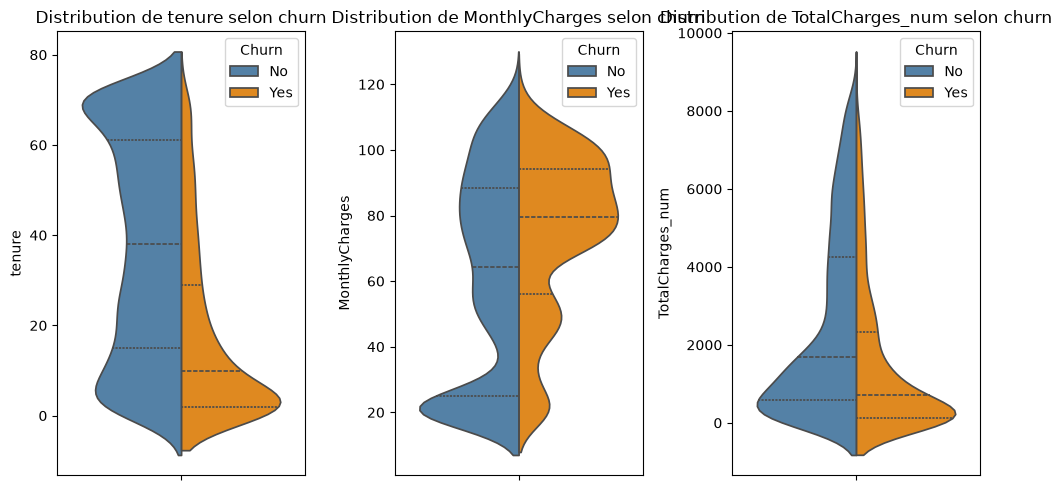
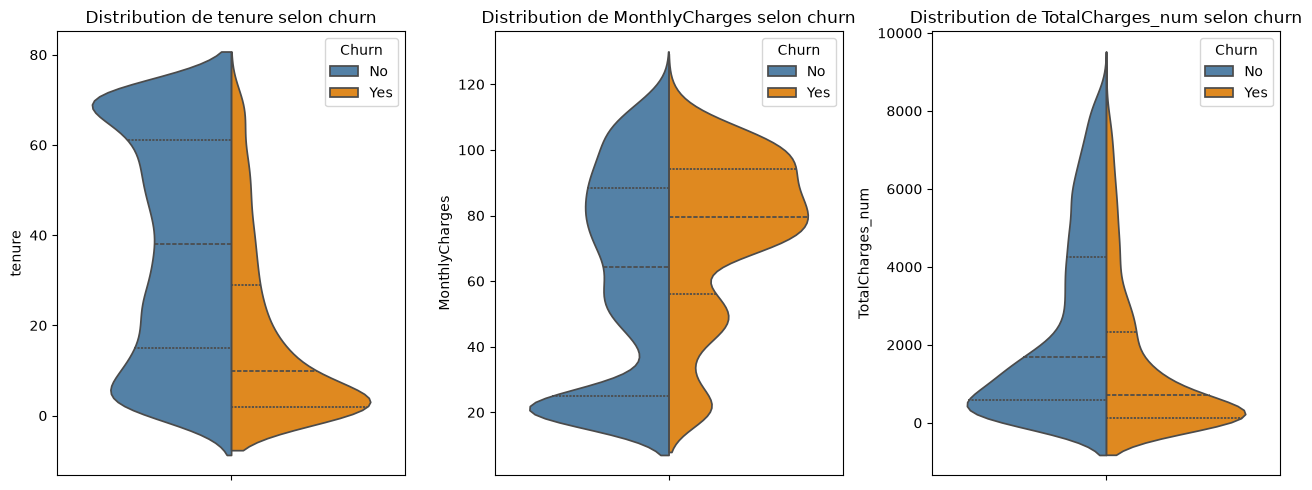
The change to this notebook cell's code, shown as a diff; its figure went from the first image to the second:
--- before
+++ after
@@ -1,5 +1,5 @@
 num_cols = ["tenure", "MonthlyCharges", "TotalCharges_num"]
 
-fig, axes = plt.subplots(1, 3, figsize=(10, 5))
+fig, axes = plt.subplots(1, 3, figsize=(13, 5))
 for ax, col in zip(axes, num_cols):
     sns.violinplot(
@@ -16,4 +16,4 @@
 
 fig.tight_layout()
-fig.savefig(FIG_DIR / "violons_split_numeriques_par_churn.png", dpi=120)
+fig.savefig(FIGURES_DIR / "violons_split_numeriques_par_churn.png", dpi=120)
 plt.show()

Commit: fix : FIGURES_DIR non importé depuis config + correction des appel de la constante